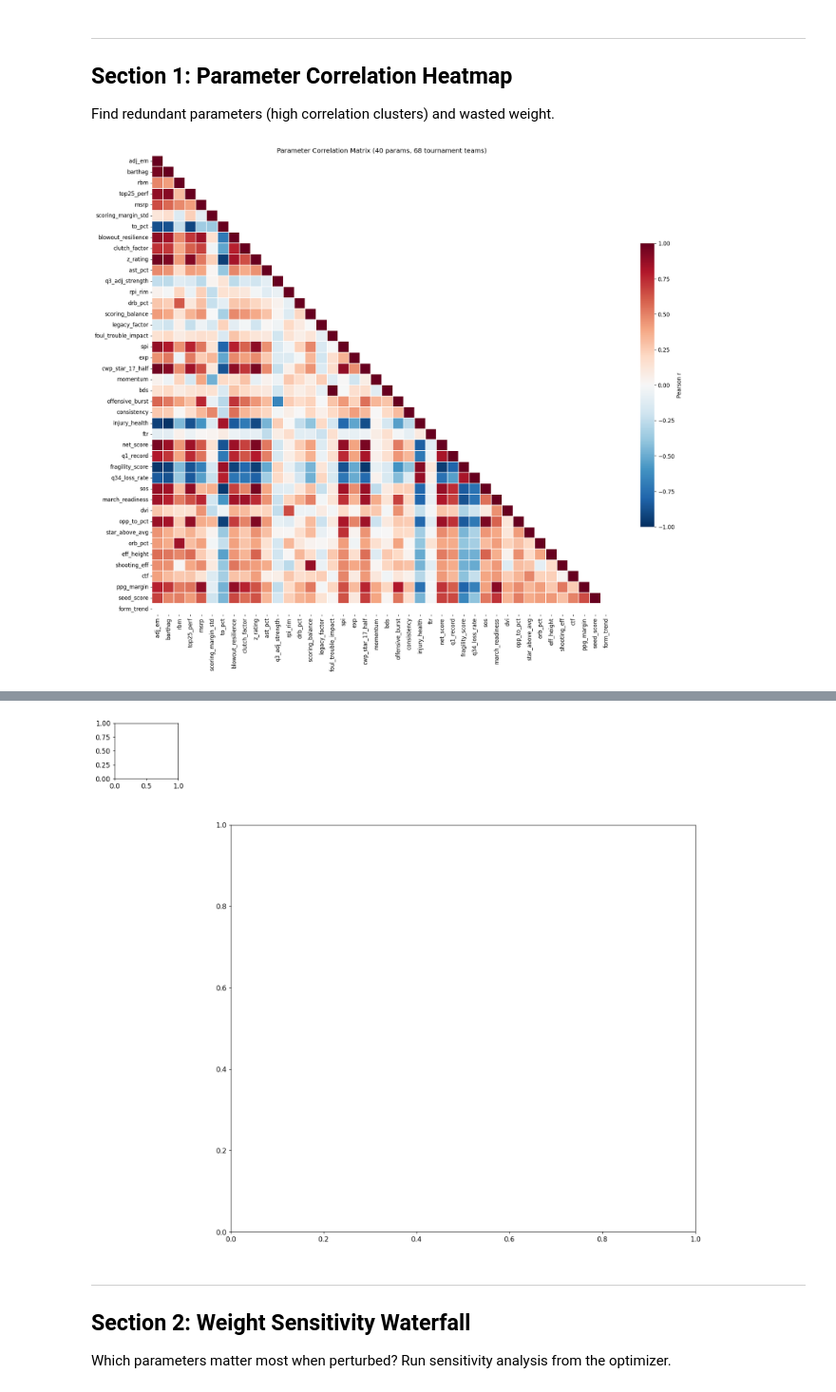
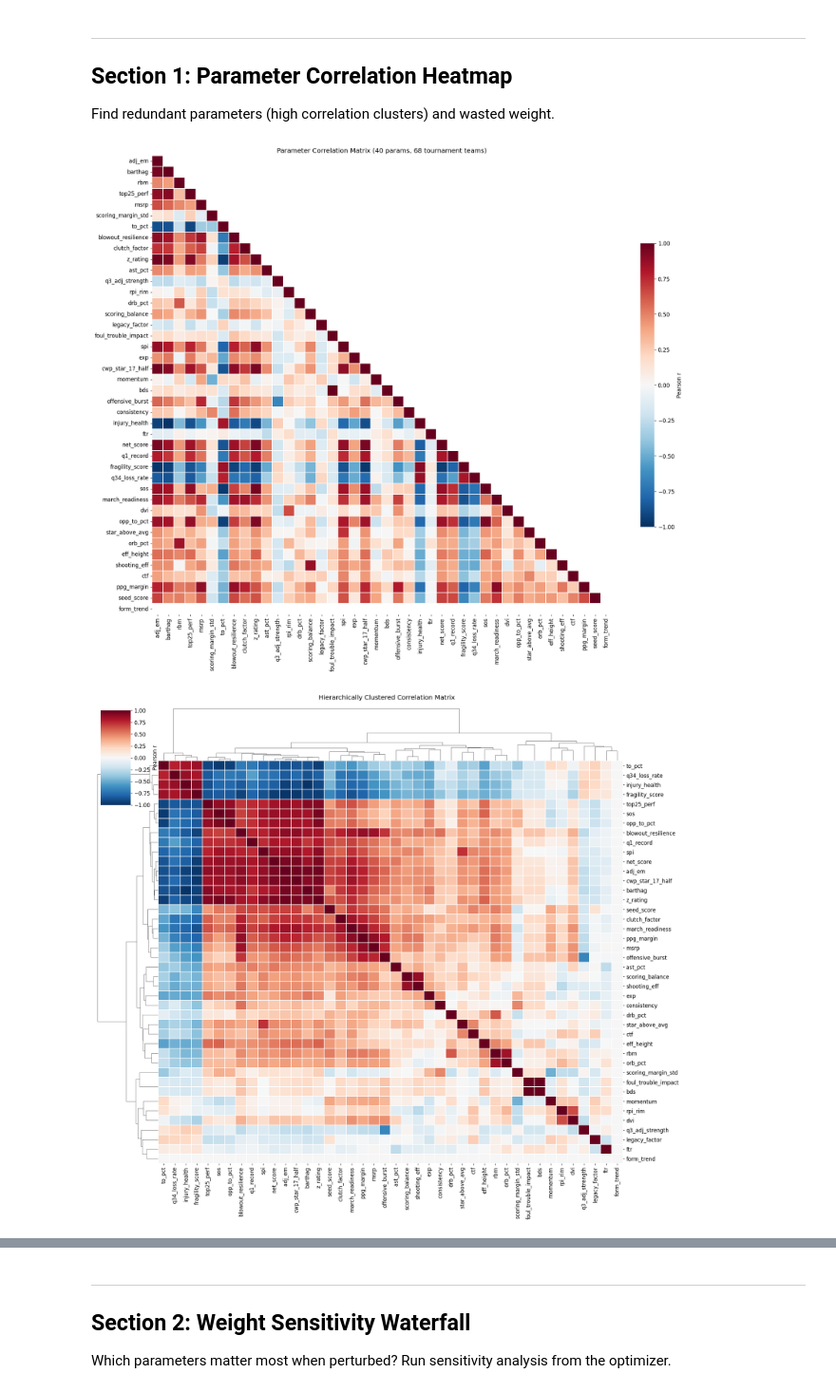
Before and after one commit to aldemirkonuk/MarchMadness2026, a Jupyter notebook: notebooks/model_diagnostics.ipynb, the cells around one changed output, grey strips where cells are left out. Shown at 95% size. Cells and saved outputs as stored; diff of their text form; code cells hidden in the pictures.

```diff
--- a/notebooks/model_diagnostics.ipynb
+++ b/notebooks/model_diagnostics.ipynb
@@ -86,31 +86,33 @@ sns.heatmap(
 )
 ax.set_title('Parameter Correlation Matrix (40 params, 68 tournament teams)')
 plt.tight_layout()
 plt.show()
 
 # Clustered version
+corr_cluster = corr.fillna(0).replace([np.inf, -np.inf], 0)
 g = sns.clustermap(
-    corr, cmap='RdBu_r', center=0, vmin=-1, vmax=1,
+    corr_cluster, cmap='RdBu_r', center=0, vmin=-1, vmax=1,
     figsize=(17, 15), linewidths=0.2,
     dendrogram_ratio=0.12,
     cbar_kws={'label': 'Pearson r'},
 )
 g.fig.suptitle('Hierarchically Clustered Correlation Matrix', y=1.01)
 plt.show()
 
 # Flag pairs with |r| > 0.7
 high_corr = []
 for i in range(len(corr)):
     for j in range(i+1, len(corr)):
         r = corr.iloc[i, j]
         if abs(r) > 0.7:
             high_corr.append((corr.index[i], corr.columns[j], round(r, 3)))
 
 high_corr.sort(key=lambda x: abs(x[2]), reverse=True)
 print(f'\nHighly correlated pairs (|r| > 0.7): {len(high_corr)}')
 for a, b, r in high_corr:
     w_a = CORE_WEIGHTS.get(a, 0)
     w_b = CORE_WEIGHTS.get(b, 0)
     print(f'  {a:<22} x {b:<22}  r={r:+.3f}  combined_weight={w_a+w_b:.3f}')
 # %% [output]
 [figure]
+[figure, new version]
@@ -118,4 +136,3 @@ ValueError: The condensed distance matrix must contain only finite values.
-[figure, old version]
 # %% [markdown]
 ---
 ## Section 2: Weight Sensitivity Waterfall
```
Also changed, not shown: parts of 16 cells of this notebook, 8 other files.
